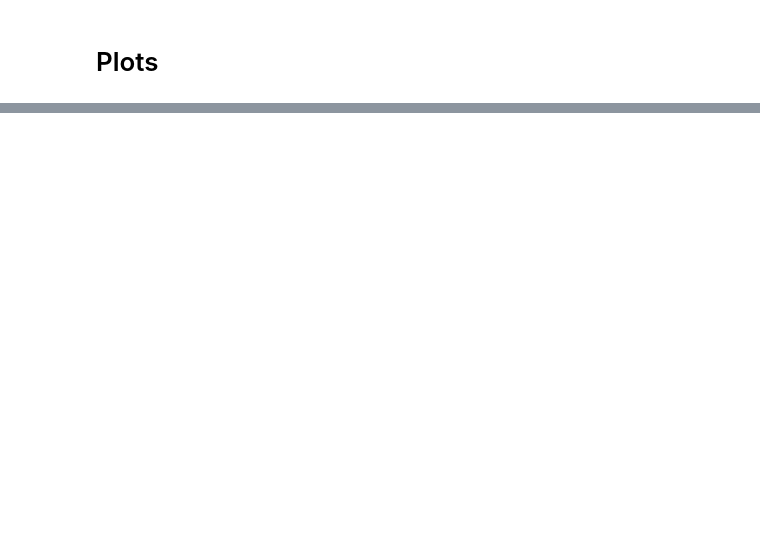
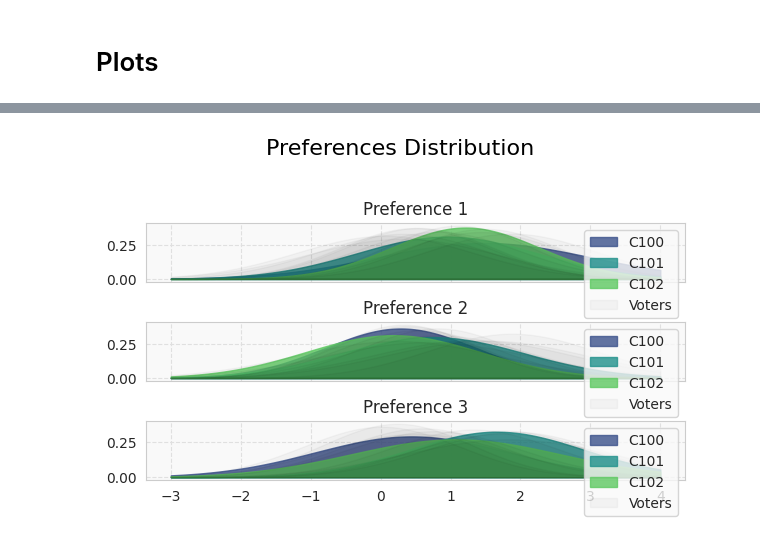
Before and after one commit to centre-for-humanities-computing/european-city-inference, a Jupyter notebook: notebooks/main.ipynb, the cells around one changed output, grey strips where cells are left out. Drawn from its saved outputs; the diff is of its cells as text; code cells hidden in the pictures; blank space fills up the shorter version.

```diff
--- a/notebooks/main.ipynb
+++ b/notebooks/main.ipynb
@@ -188,0 +69,12 @@ NameError: name 'voting_system' is not defined
+# %%
+pref_data = adapter.prepare_preference_data(env)
+fig, ax1 = viz.plot_preference_distributions(pref_data)
+fig.suptitle("Preferences Distribution", fontsize=16)
+ax1[0].set_title("Preference 1")
+ax1[1].set_title("Preference 2")
+ax1[2].set_title("Preference 3")
+fig.set_size_inches(6, 4)
+plt.tight_layout(rect=[0, 0.03, 1, 0.95])
+plt.show()
+# %% [output]
+[figure, added]
```
Also changed, not shown: parts of 18 cells of this notebook, 1 other file.
